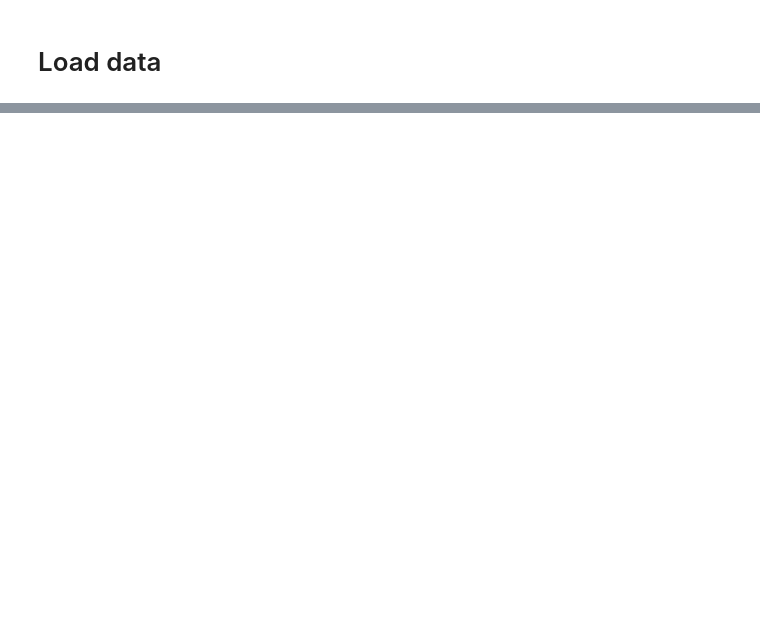
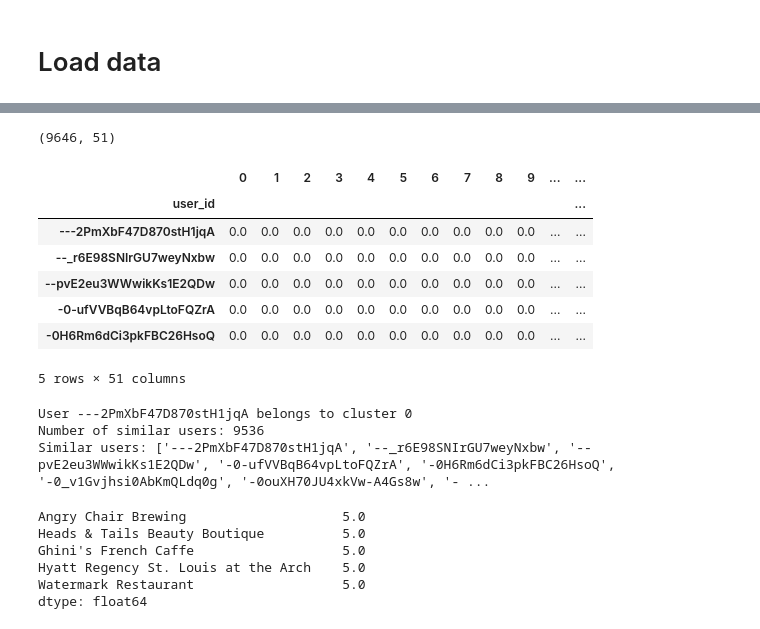
Before and after one commit to Dyouvrean/Yelp-Business-Analysis, a Jupyter notebook: Recommendation.ipynb, the cells around one changed output, grey strips where cells are left out. Cells and saved outputs as stored; diff of their text form; code cells hidden in the pictures; blank space fills up the shorter version.

```diff
--- a/Recommendation.ipynb
+++ b/Recommendation.ipynb
@@ -45,0 +224,41 @@ df_business = pd.concat([df_business, time_df], axis=1).drop('hours', axis=1)
+# %%
+
+clusters = KMeans(n_clusters=5, random_state=6).fit_predict(U) # arbitrary choice of k
+clustered_users_df = pd.DataFrame(U, index = piv_rate.index)
+clustered_users_df['cluster'] = clusters # create new column with cluster membership
+print(clustered_users_df.shape) # check
+clustered_users_df.head()
+# %% [output]
+(9646, 51)
+|  | 0 | 1 | 2 | 3 | 4 | 5 | 6 | 7 | 8 | 9 | ... | ... |
+| user_id |  |  |  |  |  |  |  |  |  |  |  | ... |
+| ---2PmXbF47D870stH1jqA | 0.0 | 0.0 | 0.0 | 0.0 | 0.0 | 0.0 | 0.0 | 0.0 | 0.0 | 0.0 | ... | ... |
+| --_r6E98SNIrGU7weyNxbw | 0.0 | 0.0 | 0.0 | 0.0 | 0.0 | 0.0 | 0.0 | 0.0 | 0.0 | 0.0 | ... | ... |
+| --pvE2eu3WWwikKs1E2QDw | 0.0 | 0.0 | 0.0 | 0.0 | 0.0 | 0.0 | 0.0 | 0.0 | 0.0 | 0.0 | ... | ... |
+| -0-ufVVBqB64vpLtoFQZrA | 0.0 | 0.0 | 0.0 | 0.0 | 0.0 | 0.0 | 0.0 | 0.0 | 0.0 | 0.0 | ... | ... |
+| -0H6Rm6dCi3pkFBC26HsoQ | 0.0 | 0.0 | 0.0 | 0.0 | 0.0 | 0.0 | 0.0 | 0.0 | 0.0 | 0.0 | ... | ... |
+5 rows × 51 columns
+# %%
+user = input("Enter a user id: ")
+
+cluster_no = int(clustered_users_df[clustered_users_df.index == user].cluster) # get the user's cluster
+print("User", user, "belongs to cluster", cluster_no)
+similar_users = list(clustered_users_df[clustered_users_df.cluster == cluster_no].index) # find other users in the cluster
+print("Number of similar users:", len(similar_users))
+print("Similar users:", similar_users)
+# %% [output]
+User ---2PmXbF47D870stH1jqA belongs to cluster 0
+Number of similar users: 9536
+Similar users: ['---2PmXbF47D870stH1jqA', '--_r6E98SNIrGU7weyNxbw', '--pvE2eu3WWwikKs1E2QDw', '-0-ufVVBqB64vpLtoFQZrA', '-0H6Rm6dCi3pkFBC26HsoQ', '-0_v1Gvjhsi0AbKmQLdq0g', '-0ouXH70JU4xkVw-A4Gs8w', '- ...
+# %%
+cluster_df = ratings.loc[similar_users] # filter to users in cluster
+cluster_df[cluster_df == 0] = np.nan # set 0 values to NaN (to not bias calculation of means)
+avg_ratings = cluster_df.mean() # get the mean rating for each movie for the cluster
+avg_ratings.sample(5) # preview a sample of the mean cluster ratings
+# %% [output]
+Angry Chair Brewing                    5.0
+Heads & Tails Beauty Boutique          5.0
+Ghini's French Caffe                   5.0
+Hyatt Regency St. Louis at the Arch    5.0
+Watermark Restaurant                   5.0
+dtype: float64
```
Also changed, not shown: parts of 23 cells of this notebook.
